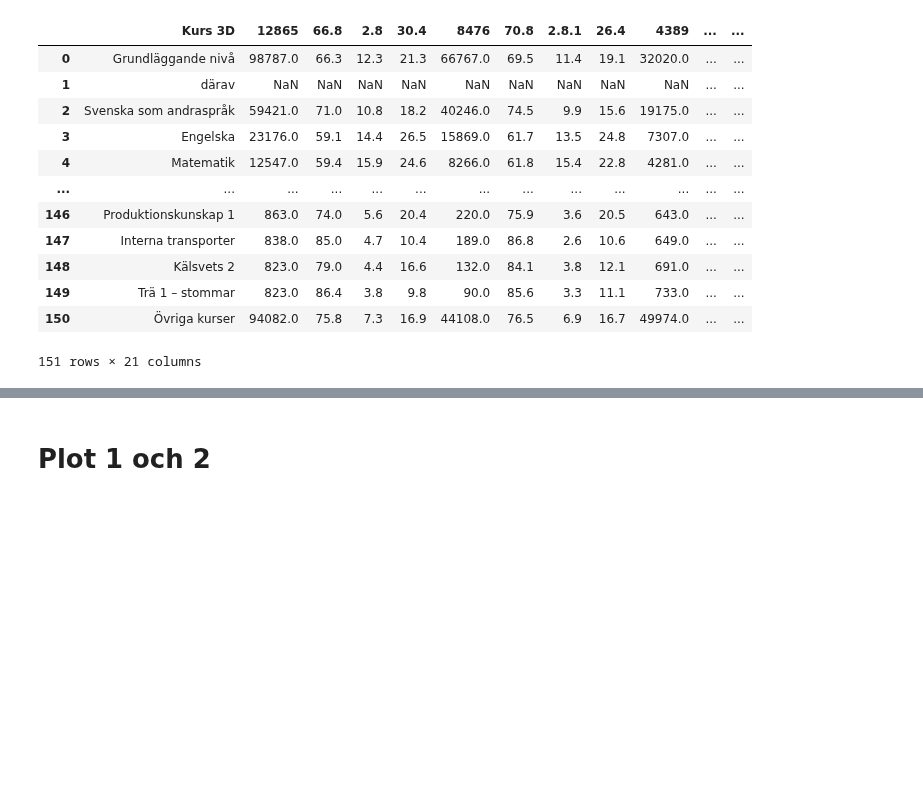
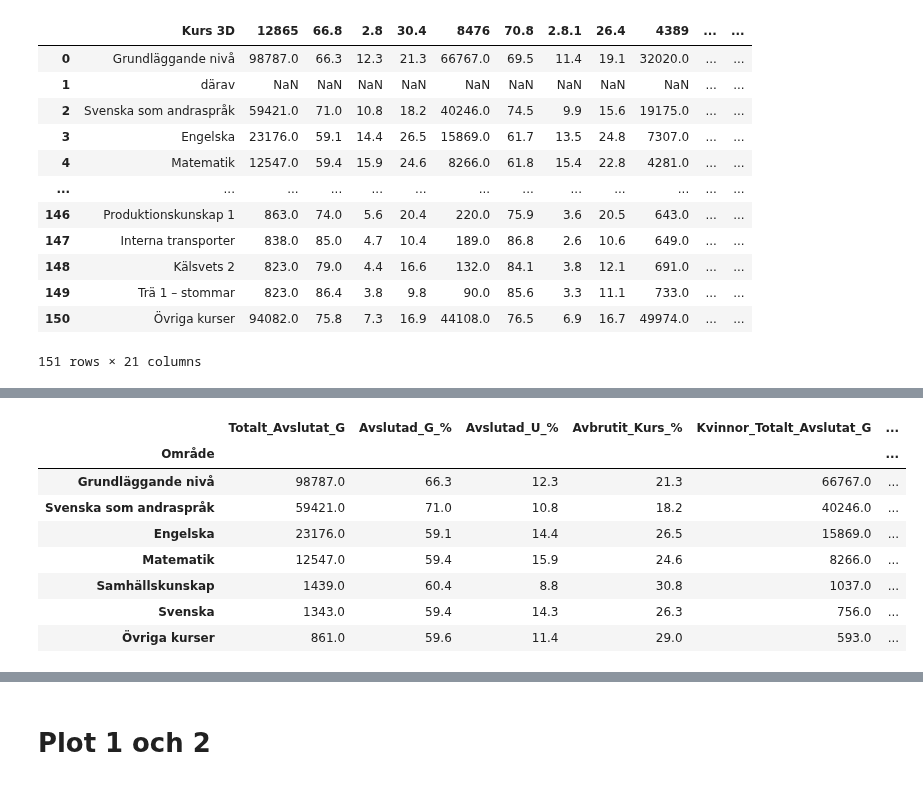
Before and after one commit to Zandri2k/Python-Sandra-Nilsson-OPA23, a Jupyter notebook: Labb_2/Labb_2.ipynb, the cells around one changed output, grey strips where cells are left out. Cells and saved outputs as stored; diff of their text form; code cells hidden in the pictures; blank space fills up the shorter version.

```diff
--- a/Labb_2/Labb_2.ipynb
+++ b/Labb_2/Labb_2.ipynb
@@ -782,0 +859,14 @@ df_Komvux_Kvinnor.columns=[1,2,3,4,5,6,7,8,9,10,11,12,13,14,15,16,17,18,19,20,21
+# %%
+df_Ämne_Grund = df_Ämne_Grund.drop(labels=[1], axis=0)
+# %%
+df_Ämne_Grund.set_index("Område")
+# %% [output]
+|  | Totalt_Avslutat_G | Avslutad_G_% | Avslutad_U_% | Avbrutit_Kurs_% | Kvinnor_Totalt_Avslutat_G | ... |
+| Område |  |  |  |  |  | ... |
+| Grundläggande nivå | 98787.0 | 66.3 | 12.3 | 21.3 | 66767.0 | ... |
+| Svenska som andraspråk | 59421.0 | 71.0 | 10.8 | 18.2 | 40246.0 | ... |
+| Engelska | 23176.0 | 59.1 | 14.4 | 26.5 | 15869.0 | ... |
+| Matematik | 12547.0 | 59.4 | 15.9 | 24.6 | 8266.0 | ... |
+| Samhällskunskap | 1439.0 | 60.4 | 8.8 | 30.8 | 1037.0 | ... |
+| Svenska | 1343.0 | 59.4 | 14.3 | 26.3 | 756.0 | ... |
+| Övriga kurser | 861.0 | 59.6 | 11.4 | 29.0 | 593.0 | ... |
```
Also changed, not shown: parts of 8 cells of this notebook.
